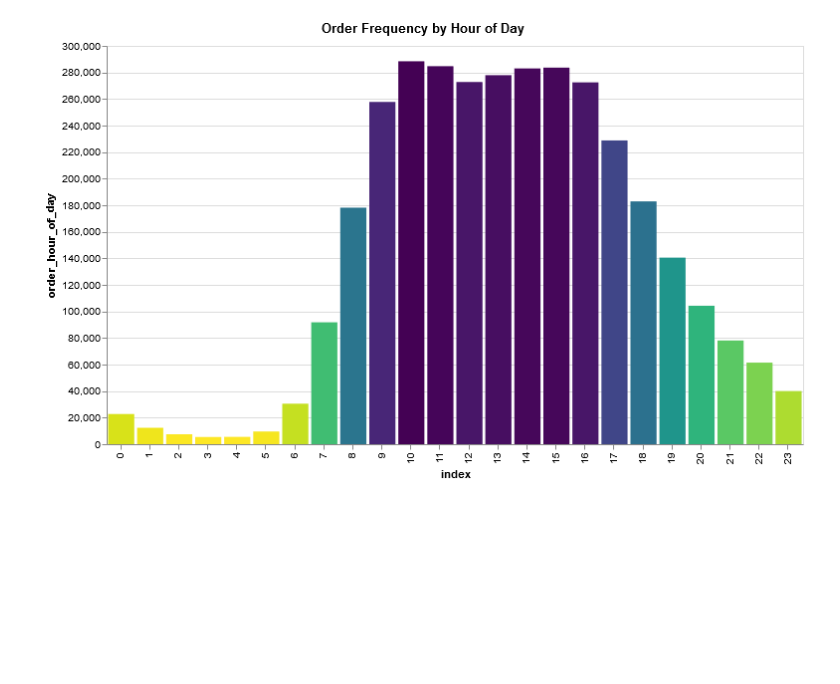
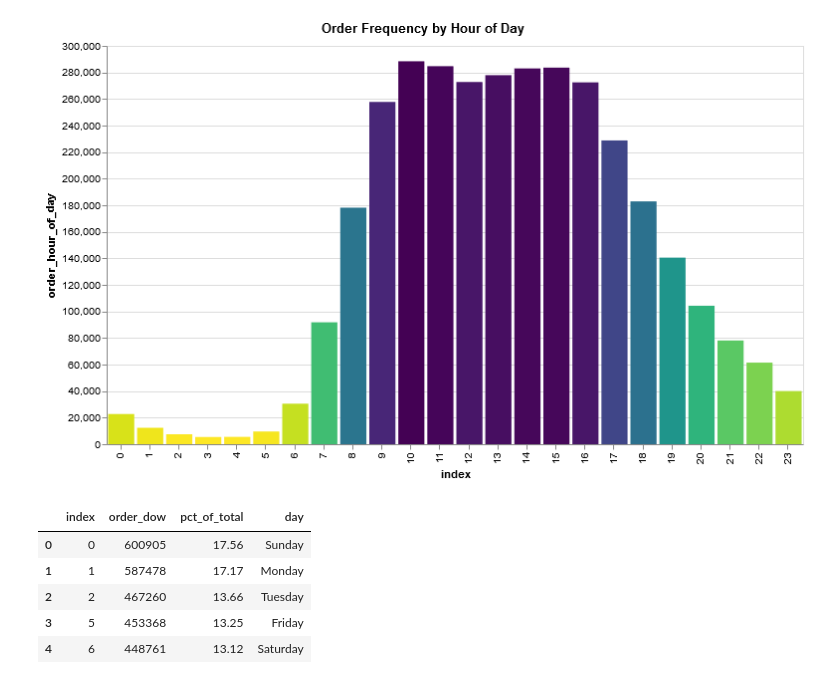
Before and after one commit to hjhuney/Instacart, a Jupyter notebook: Instacart.ipynb, the cells around one changed output. Saved outputs shown, nothing was run; the diff lists cells and outputs as text; code cells hidden in the pictures; blank space fills up the shorter version.

```diff
--- a/Instacart.ipynb
+++ b/Instacart.ipynb
@@ -286,0 +319,13 @@ alt.Chart(time_of_day).mark_bar().encode(
+# %%
+dow = orders['order_dow'].value_counts()
+dow = dow.reset_index()
+dow['pct_of_total'] = np.round((dow['order_dow'] / dow['order_dow'].sum()*100), 2)
+dow['day'] = dow['index'].map(inv_dayofweek_dict)
+dow.head()
+# %% [output]
+|  | index | order_dow | pct_of_total | day |
+| 0 | 0 | 600905 | 17.56 | Sunday |
+| 1 | 1 | 587478 | 17.17 | Monday |
+| 2 | 2 | 467260 | 13.66 | Tuesday |
+| 3 | 5 | 453368 | 13.25 | Friday |
+| 4 | 6 | 448761 | 13.12 | Saturday |
```
Also changed, not shown: parts of 17 cells of this notebook.
